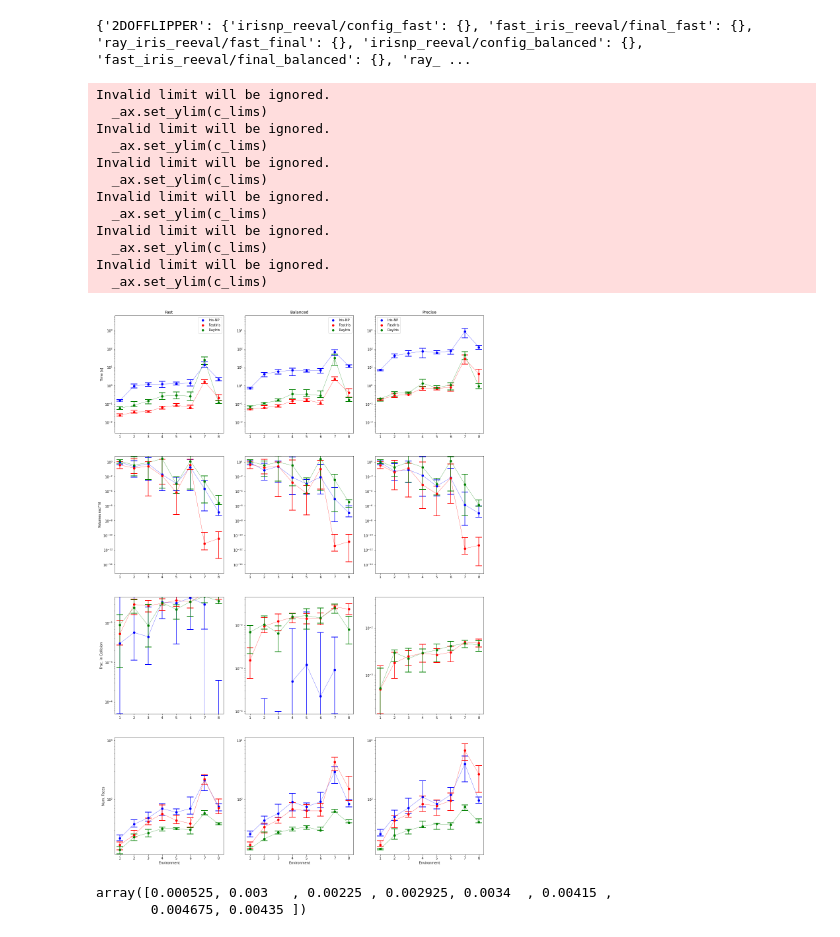
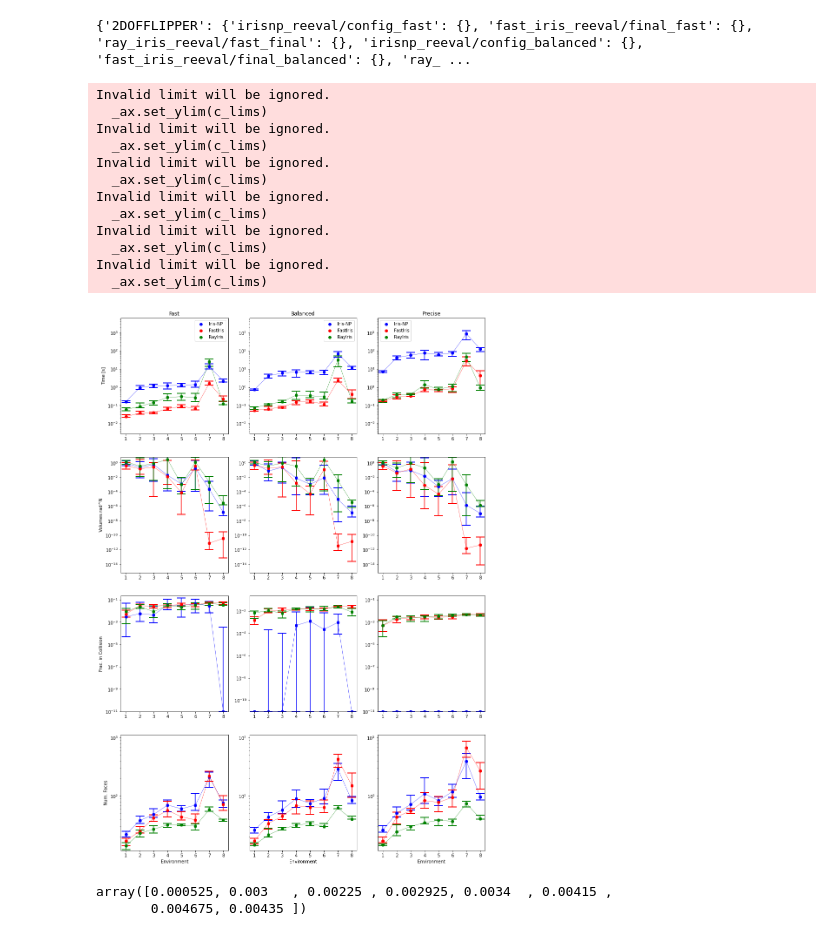
Before and after one commit to wernerpe/iris_benchmarks, a Jupyter notebook: plot.ipynb, the cells around one changed output. Cells and saved outputs as stored; diff of their text form; code cells hidden in the pictures.

```diff
--- a/plot.ipynb
+++ b/plot.ipynb
@@ -415,11 +415,11 @@ t_lims = [0.1*t_min, 10*t_max]
 
 v_min = np.percentile(np.array(vols).flatten(),1)
 v_max = np.percentile(np.array(vols).flatten(),90)
-v_lims = [0.1*v_min, v_max]
+v_lims = [0.1*v_min, 1.1*v_max]
 
 c_min = np.percentile(np.array(cols).flatten(), 1)
 c_max = np.percentile(np.array(cols).flatten(), 90)
-c_lims = [0.1*c_min, c_max]
+c_lims = [0.1*c_min, 5*c_max]
 
 f_min = np.percentile(np.array(faces).flatten(),1)
 f_max = np.percentile(np.array(faces).flatten(),99)
@@ -429,14 +429,14 @@ alg_name = ['Iris-NP', 'FastIris', 'RayIris']
 alg_color = ['b', 'r', 'g']
 setting_titles = ['Fast', 'Balanced', 'Precise']
 
-fig, axs = plt.subplots(nrows = 4, ncols = 3, figsize = (20, 30))
+fig, axs = plt.subplots(nrows = 4, ncols = 3, figsize = (15, 22.5))
 xpos = 1+np.arange(8)
 for setting in range(3):
     for alg in range(3):
-        t = times[setting][alg]
-        v = vols[setting][alg]
-        c = cols[setting][alg]
-        f = faces[setting][alg]
+        t = np.array(times[setting][alg])
+        v = np.array(vols[setting][alg])
+        c = np.array(cols[setting][alg]) + 1e-11
+        f = np.array(faces[setting][alg])
 
         t_m = np.array([np.percentile(np.array(t_env), 50) for t_env in t])
         v_m = np.array([np.percentile(np.array(v_env), 50) for v_env in v])
@@ -493,34 +493,36 @@ for setting in range(3):
         if setting == 0:
             _ax.set_ylabel('Frac. in Collision')
 
         #Faces plot
         _ax = axs[3,setting]
         err = [f_m - f_err_m, f_err_p - f_m]
         _ax.scatter(xpos, f_m, c = alg_color[alg], label = alg_name[alg])
         _ax.errorbar(xpos, f_m, yerr = err, fmt='o',c = alg_color[alg], capsize=10, capthick=2)
         _ax.plot(xpos, f_m, linewidth = 0.5, c = alg_color[alg])
         _ax.set_ylim(f_lims)
         _ax.set_yscale('log')
         # _ax.legend()
         if setting == 0:
             _ax.set_ylabel('Num. Faces')
 
 
         _ax.set_xlabel('Environment')
+
+plt.savefig('tmp/eval.pdf')
 # %% [output]
 Invalid limit will be ignored.
   _ax.set_ylim(c_lims)
 Invalid limit will be ignored.
   _ax.set_ylim(c_lims)
 Invalid limit will be ignored.
   _ax.set_ylim(c_lims)
 Invalid limit will be ignored.
   _ax.set_ylim(c_lims)
 Invalid limit will be ignored.
   _ax.set_ylim(c_lims)
 Invalid limit will be ignored.
   _ax.set_ylim(c_lims)
-[figure, old version]
+[figure, new version]
 # %%
 c_m
 # %% [output]
```
Also changed, not shown: parts of 1 cell of this notebook, 4 other files.
